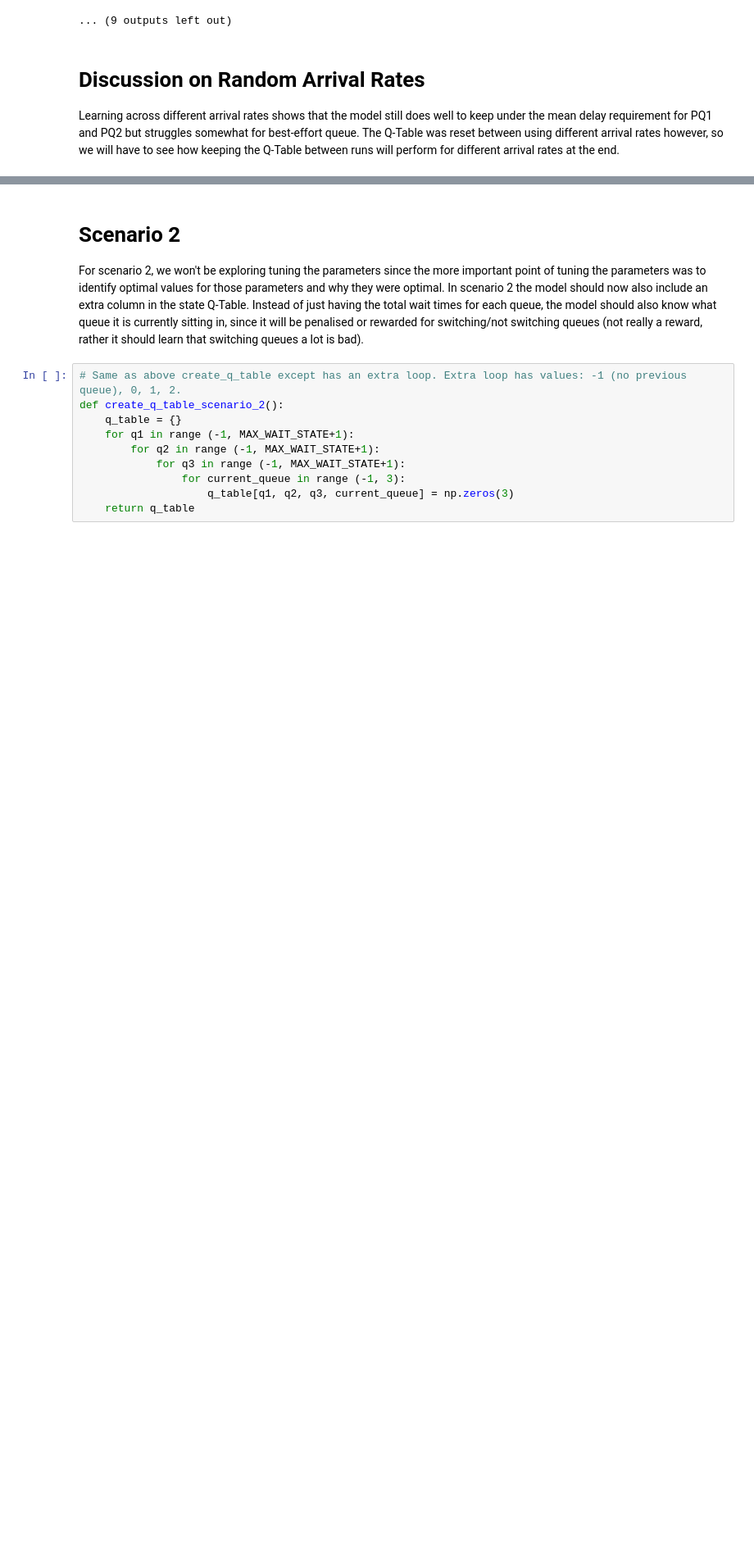
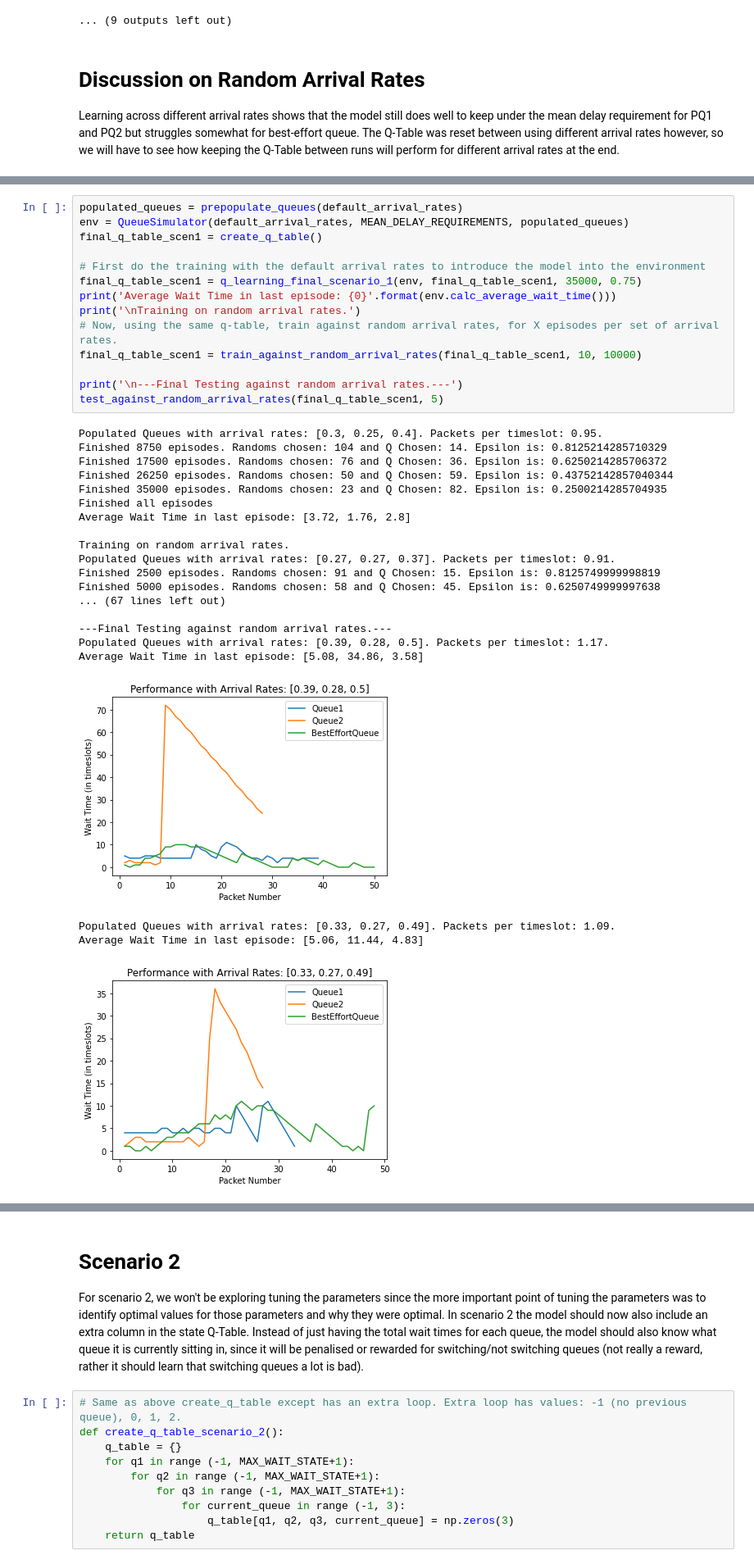
Before and after one commit to s3719678/ML_A2, a Jupyter notebook: notebooks/duc.ipynb, the cells around one changed output, grey strips where cells are left out. Shown at 82% size. Cells and saved outputs as stored; diff of their text form; blank space fills up the shorter version.

```diff
--- a/notebooks/duc.ipynb
+++ b/notebooks/duc.ipynb
@@ -673,0 +794,36 @@ Learning across different arrival rates shows that the model still does well to
+# %%
+populated_queues = prepopulate_queues(default_arrival_rates)
+env = QueueSimulator(default_arrival_rates, MEAN_DELAY_REQUIREMENTS, populated_queues)
+final_q_table_scen1 = create_q_table()
+
+# First do the training with the default arrival rates to introduce the model into the environment
+final_q_table_scen1 = q_learning_final_scenario_1(env, final_q_table_scen1, 35000, 0.75)
+print('Average Wait Time in last episode: {0}'.format(env.calc_average_wait_time()))
+print('\nTraining on random arrival rates.')
+# Now, using the same q-table, train against random arrival rates, for X episodes per set of arrival rates.
+final_q_table_scen1 = train_against_random_arrival_rates(final_q_table_scen1, 10, 10000)
+
+print('\n---Final Testing against random arrival rates.---')
+test_against_random_arrival_rates(final_q_table_scen1, 5)
+# %% [output]
+Populated Queues with arrival rates: [0.3, 0.25, 0.4]. Packets per timeslot: 0.95.
+Finished 8750 episodes. Randoms chosen: 104 and Q Chosen: 14. Epsilon is: 0.8125214285710329
+Finished 17500 episodes. Randoms chosen: 76 and Q Chosen: 36. Epsilon is: 0.6250214285706372
+Finished 26250 episodes. Randoms chosen: 50 and Q Chosen: 59. Epsilon is: 0.43752142857040344
+Finished 35000 episodes. Randoms chosen: 23 and Q Chosen: 82. Epsilon is: 0.2500214285704935
+Finished all episodes
+Average Wait Time in last episode: [3.72, 1.76, 2.8]
+
+Training on random arrival rates.
+Populated Queues with arrival rates: [0.27, 0.27, 0.37]. Packets per timeslot: 0.91.
+Finished 2500 episodes. Randoms chosen: 91 and Q Chosen: 15. Epsilon is: 0.8125749999998819
+Finished 5000 episodes. Randoms chosen: 58 and Q Chosen: 45. Epsilon is: 0.6250749999997638
+... (67 lines left out)
+
+---Final Testing against random arrival rates.---
+Populated Queues with arrival rates: [0.39, 0.28, 0.5]. Packets per timeslot: 1.17.
+Average Wait Time in last episode: [5.08, 34.86, 3.58]
+[figure, added]
+Populated Queues with arrival rates: [0.33, 0.27, 0.49]. Packets per timeslot: 1.09.
+Average Wait Time in last episode: [5.06, 11.44, 4.83]
+[figure, added]
```
Also changed, not shown: parts of 22 cells of this notebook, 1 other file.
